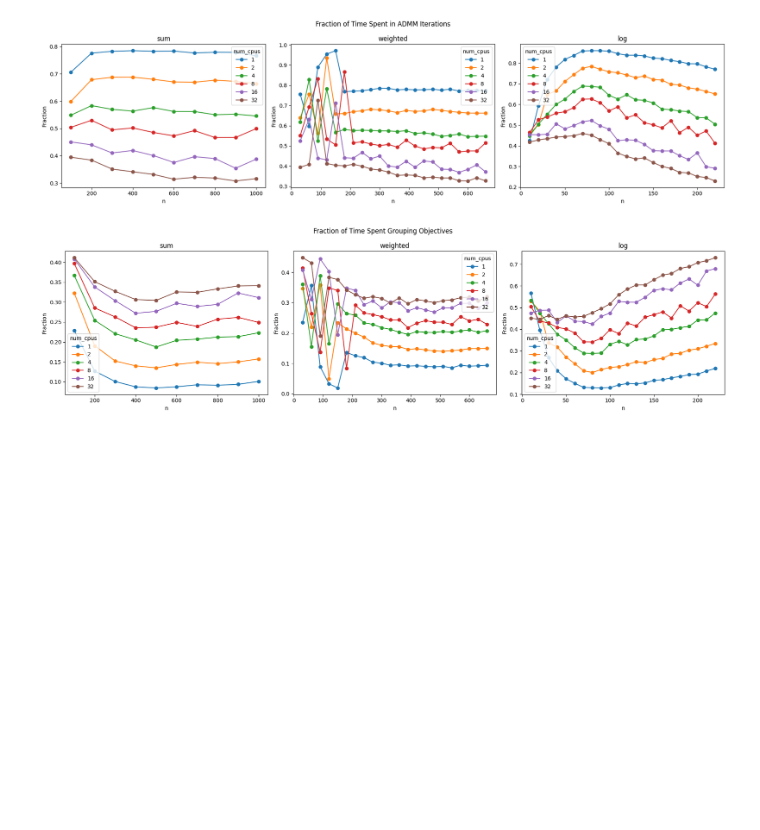
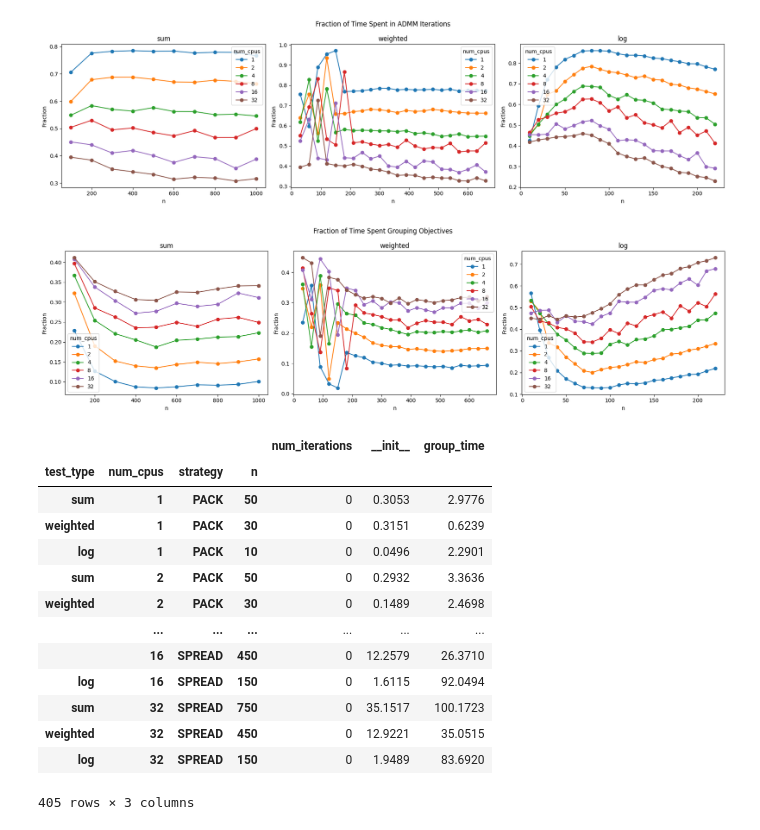
Before and after one commit to illinois-nsai/dede, a Jupyter notebook: tmp_tests/benchmark_viz.ipynb, the cells around one changed output. Cells and saved outputs as stored; diff of their text form; code cells hidden in the pictures; blank space fills up the shorter version.

```diff
--- a/tmp_tests/benchmark_viz.ipynb
+++ b/tmp_tests/benchmark_viz.ipynb
@@ -142,3 +142,21 @@ fig.tight_layout()
 plt.show()
 # %% [output]
 [figure]
+# %%
+group_objectives_df = pd.read_csv("group_objectives_log.csv").set_index(["test_type", "num_cpus", "strategy", "n"]).rename({"_get_grouped_objectives": "group_time"}, axis=1)
+group_objectives_df
+# %% [output]
+|  |  |  |  | num_iterations | __init__ | group_time |
+| test_type | num_cpus | strategy | n |  |  |  |
+| sum | 1 | PACK | 50 | 0 | 0.3053 | 2.9776 |
+| weighted | 1 | PACK | 30 | 0 | 0.3151 | 0.6239 |
+| log | 1 | PACK | 10 | 0 | 0.0496 | 2.2901 |
+| sum | 2 | PACK | 50 | 0 | 0.2932 | 3.3636 |
+| weighted | 2 | PACK | 30 | 0 | 0.1489 | 2.4698 |
+|  | ... | ... | ... | ... | ... | ... |
+|  | 16 | SPREAD | 450 | 0 | 12.2579 | 26.3710 |
+| log | 16 | SPREAD | 150 | 0 | 1.6115 | 92.0494 |
+| sum | 32 | SPREAD | 750 | 0 | 35.1517 | 100.1723 |
+| weighted | 32 | SPREAD | 450 | 0 | 12.9221 | 35.0515 |
+| log | 32 | SPREAD | 150 | 0 | 1.9489 | 83.6920 |
+405 rows × 3 columns
```
Also changed, not shown: parts of 1 cell of this notebook, 1 other file.
